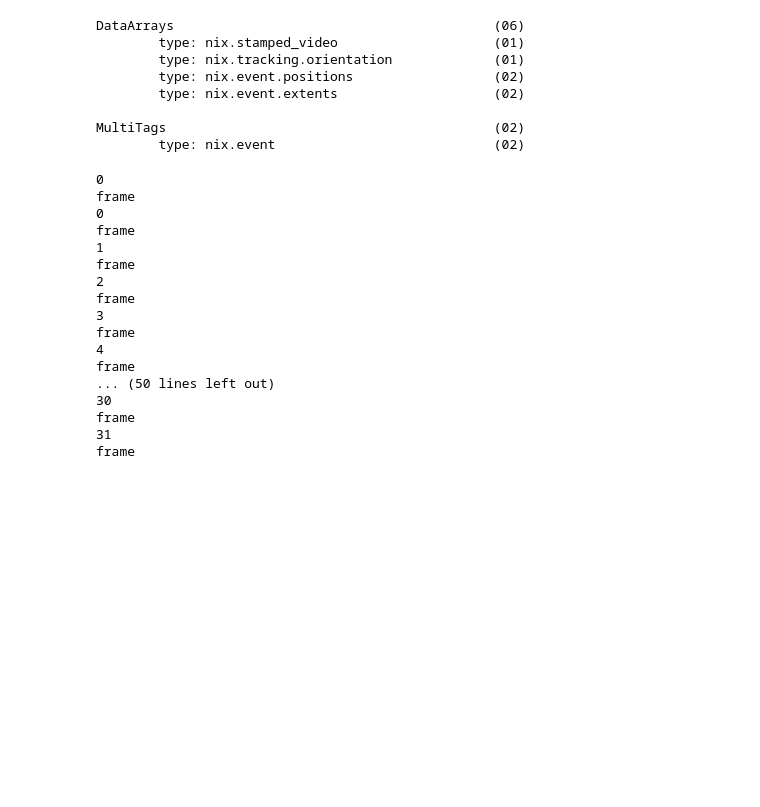
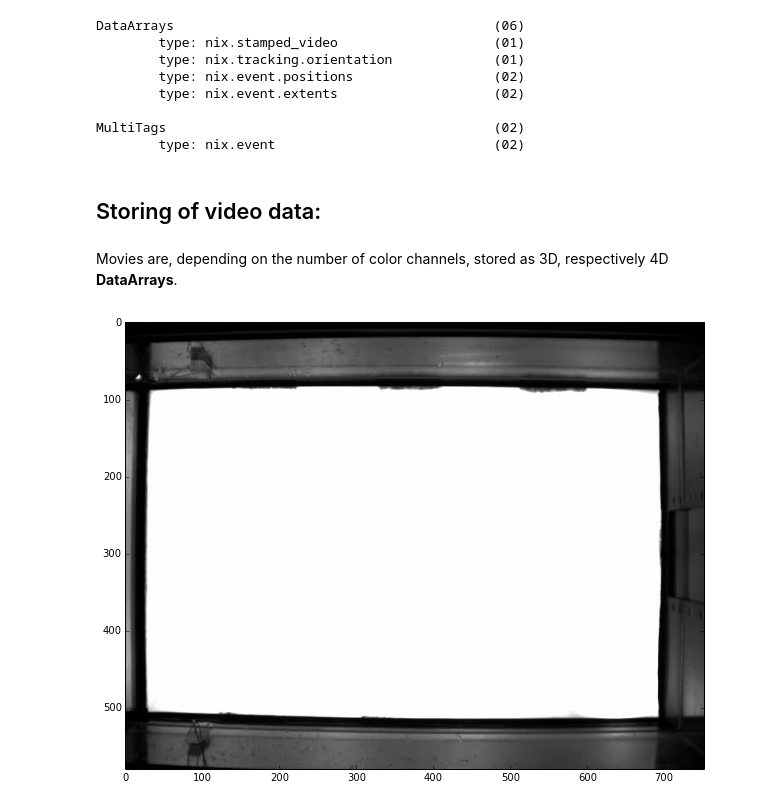
Before and after one commit to G-Node/nix-demo, a Jupyter notebook: efish_tracking.ipynb, the cells around one changed output. Saved outputs shown, nothing was run; the diff lists cells and outputs as text; code cells hidden in the pictures; blank space fills up the shorter version.

Commit message:
finished tracking example video playback depends on computer. Test before use!

```diff
--- a/efish_tracking.ipynb
+++ b/efish_tracking.ipynb
@@ -10,47 +10,6 @@ Classical conditioning experiments of weakly electric fish *Apteronotus albifron
  - Fish are trained to choose one electical stimulus.
  - Trials are videotaped @25Hz using an IR camera.
  - Fish are tracked, position and orientation extracted.
-# %%
-class Playback(object):
-
-    def __init__(self, fig, video_array):
-        self.data = video_array
-        self.figure = fig
-        self.axis = fig.add_subplot(111)
-        self.height, self.width, self.channels, self.nframes = self.data.shape
-        dim = video_array.dimensions[-1]
-        ticks = dim.ticks
-        self.interval = np.mean(np.diff(ticks))
-        self.frame_no = 1
-
-    def grab_frame(self, i):
-        print (i)
-        if self.frame_no < self.nframes:
-            self.axis.cla()
-            if self.frame_no % 2 == 0:
-                print("noframe")
-                im = self.axis.imshow(np.zeros((self.width, self.height, self.channels)))
-                self.frame_no += 1
-                return im,
-            else:
-                print("frame")
-                im = self.axis.imshow(self.data[:,:,:,self.frame_no])
-            #print np.sum((self.data[:,:,:,self.frame_no]-self.data[:,:,:,0]))
-                self.frame_no += 1
-            #plt.draw()
-                return im,
-
-        return None
-        #print self.data.shape
-        #print frame_no
-        #temp = self.data[:, :, :, frame_no]
-        #temp = temp/256.
-        #return temp
-
-    def start(self):
-        import matplotlib.animation as animation
-        ani = animation.FuncAnimation(self.figure, self.grab_frame,  interval=self.interval, blit=False)
-        plt.show()
 # %%
 import nix
 import numpy as np
@@ -75,28 +36,15 @@ DataArrays                                         (06)
 
 MultiTags                                          (02)
         type: nix.event                            (02)
+# %% [markdown]
+## Storing of video data:
+# %% [markdown]
+Movies are, depending on the number of color channels, stored as 3D, respectively 4D **DataArrays**.
 # %%
 video = [a for a in b.data_arrays if a.name == "video"][0]
-fig = plt.figure()
 
-
+fig = plt.figure(facecolor='white', figsize=(1024 / 90, 768 / 90), dpi=90)
 pb = Playback(fig,video)
 pb.start()
 # %% [output]
-0
-frame
-0
-frame
-1
-frame
-2
-frame
-3
-frame
-4
-frame
-... (50 lines left out)
-30
-frame
-31
-frame
+[figure, added]
```
Also changed, not shown: parts of 7 cells of this notebook.
